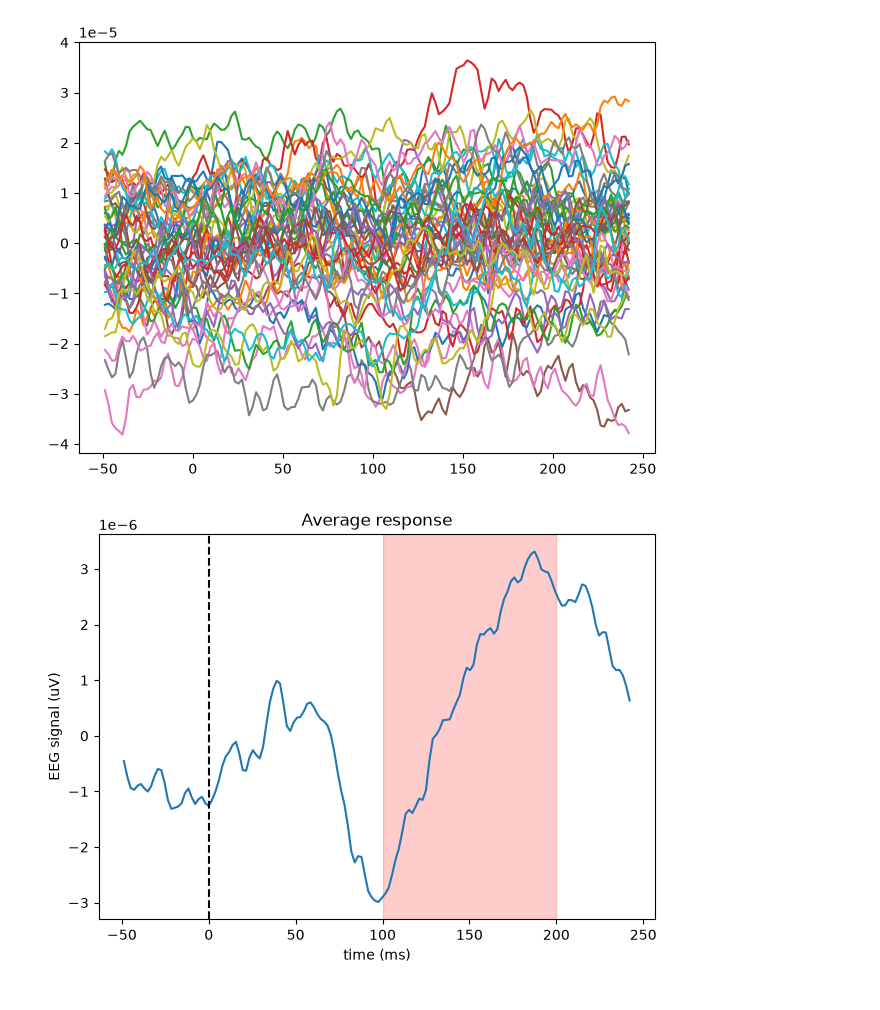
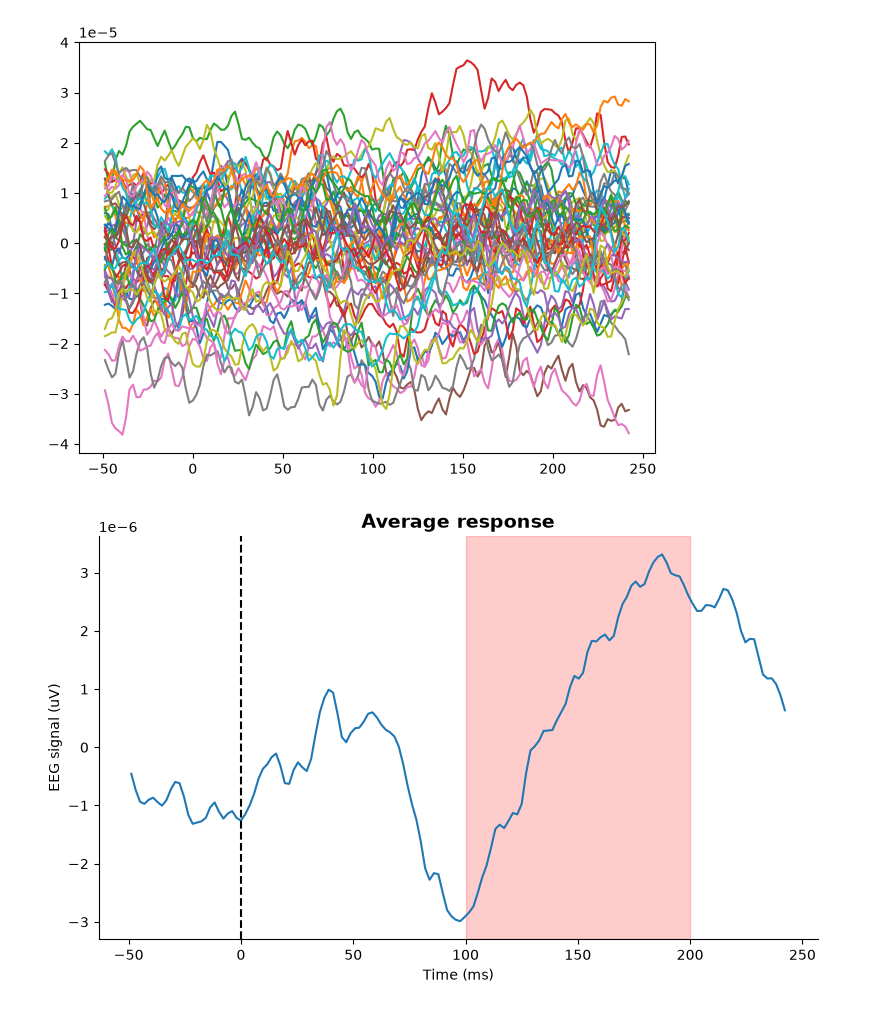
Before and after one commit to nicolascatz/M1_EEG_Project, a Jupyter notebook: scripts/Analysis_data_Garrido.ipynb, the cells around one changed output. Saved outputs shown, nothing was run; the diff lists cells and outputs as text; code cells hidden in the pictures.

```diff
--- a/scripts/Analysis_data_Garrido.ipynb
+++ b/scripts/Analysis_data_Garrido.ipynb
@@ -107,12 +125,15 @@ plt.tight_layout()
 [figure]
 # %%
 # average response
-plt.plot(vt, sensor_epochs[:,:].mean(axis=1))
-plt.xlabel('time (ms)')
-plt.ylabel('EEG signal (uV)')
-plt.axvline(x=0, color='k', linestyle='--')
-plt.axvspan(100, 200, color='r', alpha=0.2)
-plt.title('Average response' )
+fig, ax = plt.subplots(1, 1, figsize=(8, 5))
+ax.plot(vt, sensor_epochs[:,:].mean(axis=1))
+ax.set_xlabel('Time (ms)')
+ax.set_ylabel('EEG signal (uV)')
+ax.axvline(x=0, color='k', linestyle='--')
+ax.axvspan(100, 200, color='r', alpha=0.2)
+ax.set_title('Average response' , fontsize=14,weight='bold')
+ax.spines['top'].set_visible(False)
+ax.spines['right'].set_visible(False)
 plt.tight_layout()
 # %% [output]
-[figure, old version]
+[figure, new version]
```
Also changed, not shown: parts of 3 cells of this notebook.
